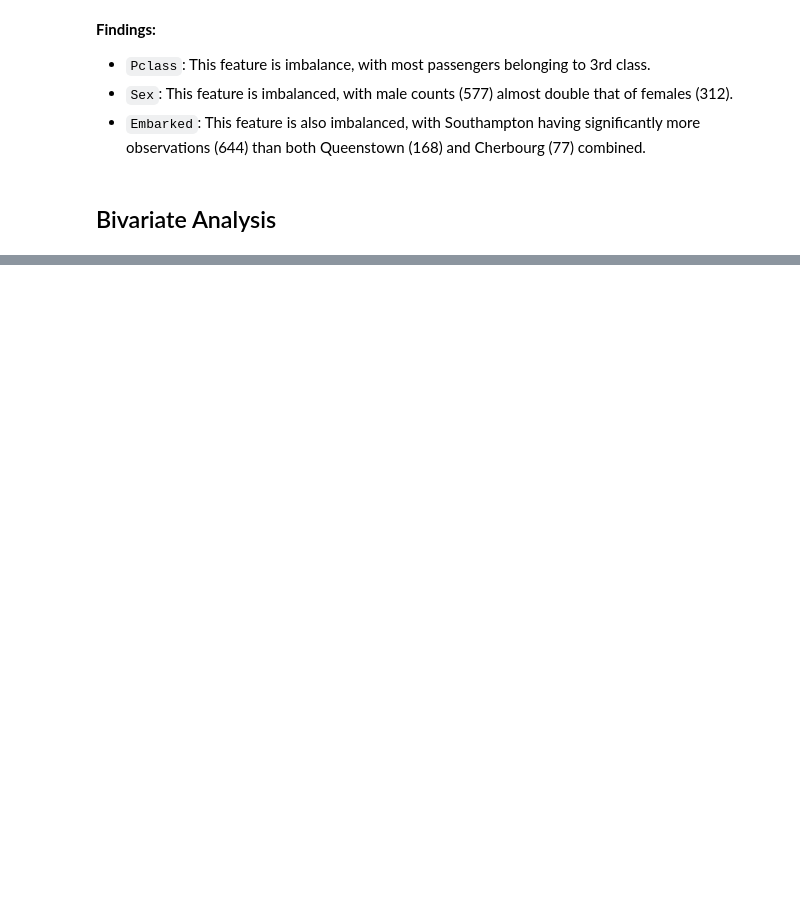
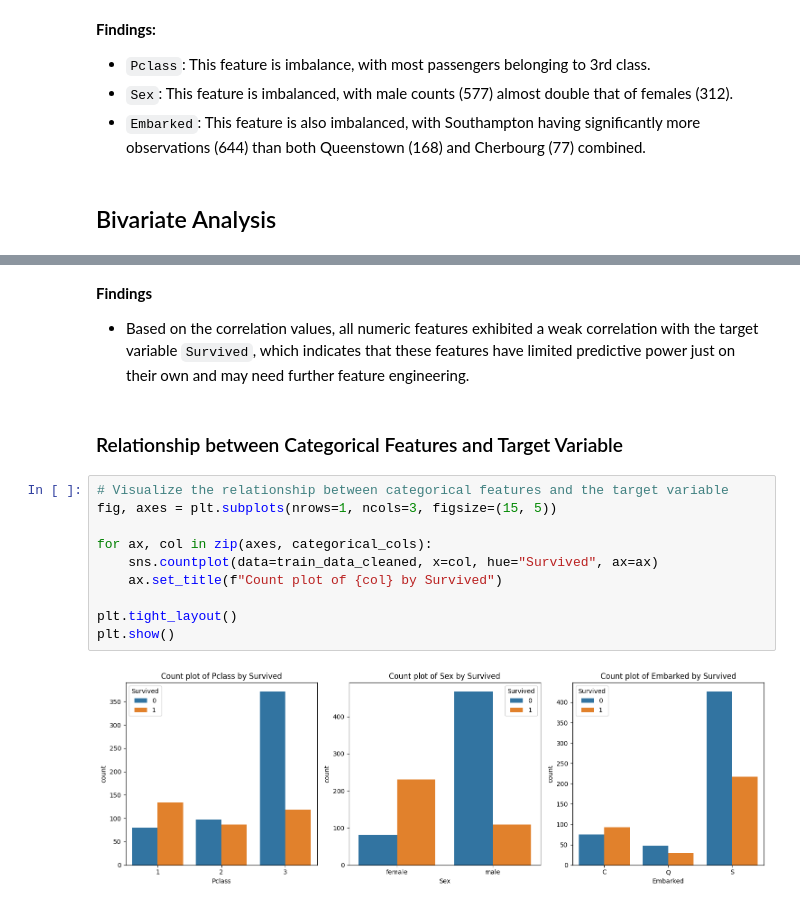
Before and after one commit to rimvelvet31/titanic-prediction, a Jupyter notebook: notebook.ipynb, the cells around one changed output, grey strips where cells are left out. Drawn from its saved outputs; the diff is of its cells as text; blank space fills up the shorter version.

```diff
--- a/notebook.ipynb
+++ b/notebook.ipynb
@@ -451,0 +469,18 @@ for col in categorical_cols:
+# %% [markdown]
+**Findings**
+
+- Based on the correlation values, all numeric features exhibited a weak correlation with the target variable `Survived`, which indicates that these features have limited predictive power just on their own and may need further feature engineering.
+# %% [markdown]
+### Relationship between Categorical Features and Target Variable
+# %%
+# Visualize the relationship between categorical features and the target variable
+fig, axes = plt.subplots(nrows=1, ncols=3, figsize=(15, 5))
+
+for ax, col in zip(axes, categorical_cols):
+    sns.countplot(data=train_data_cleaned, x=col, hue="Survived", ax=ax)
+    ax.set_title(f"Count plot of {col} by Survived")
+
+plt.tight_layout()
+plt.show()
+# %% [output]
+[figure, added]
```
Also changed, not shown: parts of 11 cells of this notebook.
